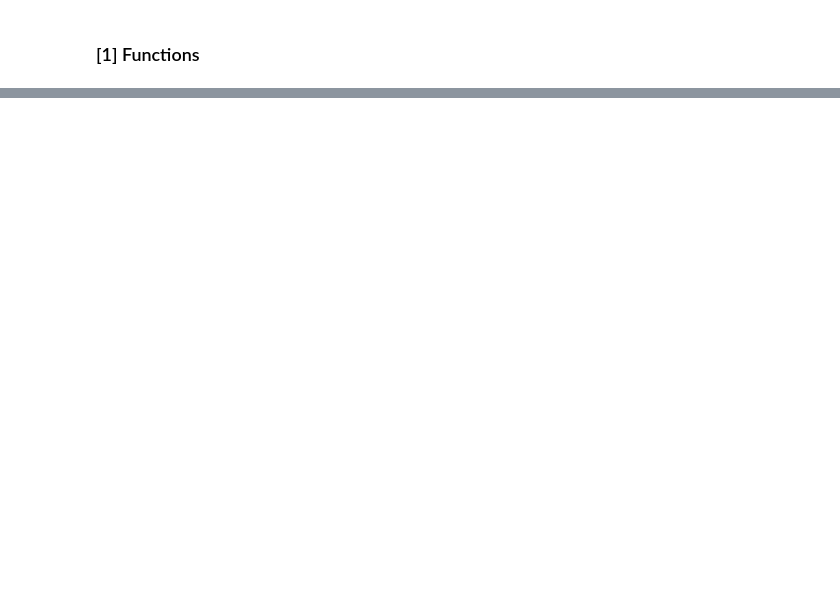
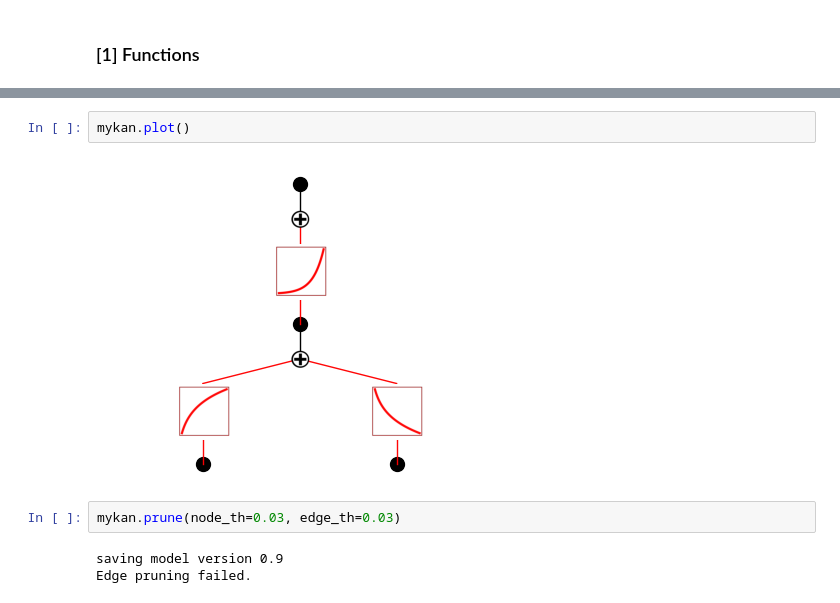
Before and after one commit to nhsnow2/pykanKAN, a Jupyter notebook: scripts/toy_problems/toy_template.ipynb, the cells around one changed output, grey strips where cells are left out. Cells and saved outputs as stored; diff of their text form; blank space fills up the shorter version.

```diff
--- a/scripts/toy_problems/toy_template.ipynb
+++ b/scripts/toy_problems/toy_template.ipynb
@@ -175,0 +242,9 @@ saving model version 0.1
+# %%
+mykan.plot()
+# %% [output]
+[figure, added]
+# %%
+mykan.prune(node_th=0.03, edge_th=0.03)
+# %% [output]
+saving model version 0.9
+Edge pruning failed.
```
Also changed, not shown: parts of 22 cells of this notebook.
